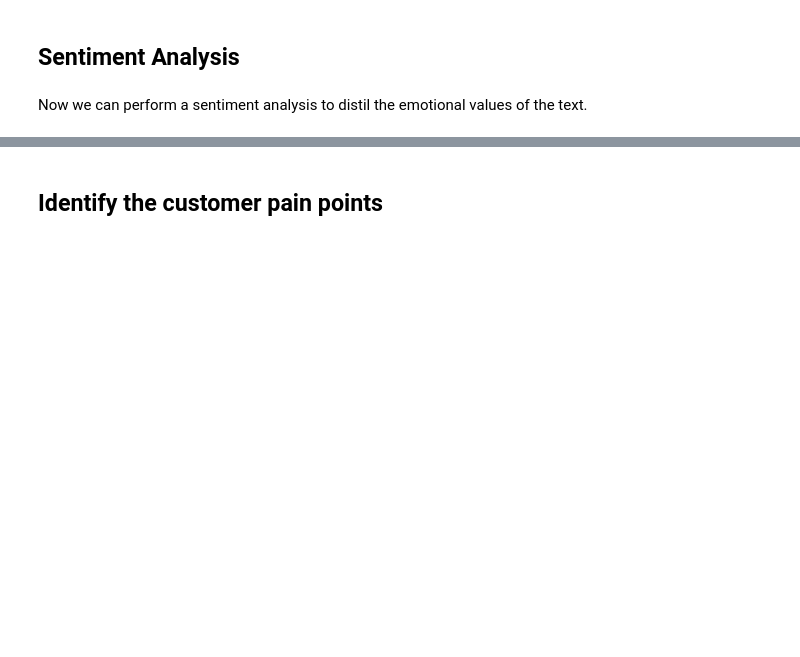
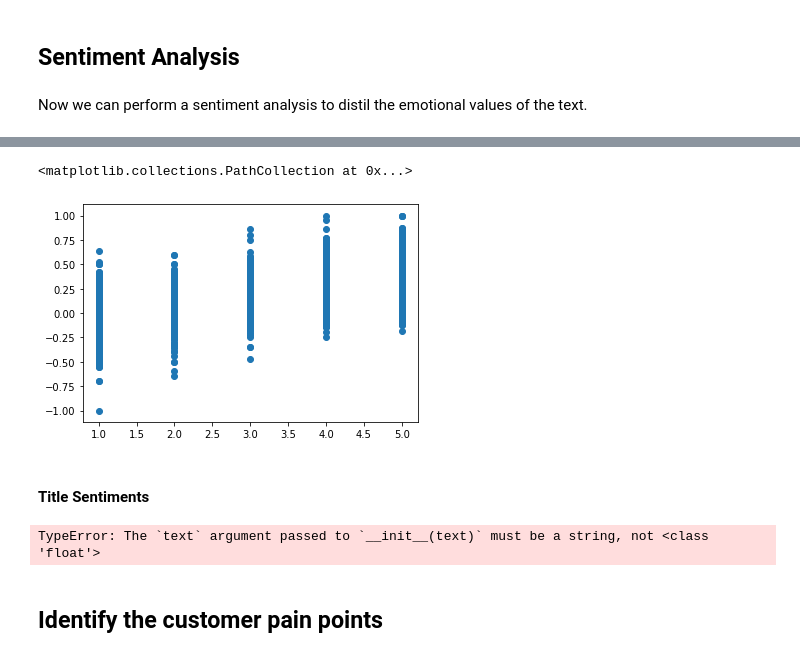
Before and after one commit to Muellar/HotelReviews, a Jupyter notebook: Hotel Reviews.ipynb, the cells around one changed output, grey strips where cells are left out. Saved outputs shown, nothing was run; the diff lists cells and outputs as text; code cells hidden in the pictures; blank space fills up the shorter version.

```diff
--- a/Hotel Reviews.ipynb
+++ b/Hotel Reviews.ipynb
@@ -91,3 +180,17 @@ The first statement was classified as very positive, which is plausible. But the
+# %%
+plt.scatter(HotelReview['reviews.rating'], HotelReview['Text.Pol'])
+# %% [output]
+<matplotlib.collections.PathCollection at 0x...>
+[figure, added]
+# %% [markdown]
+#### Title Sentiments
+# %%
+# Create sentiment metrics
+text = [TextBlob(text) for text in HotelReview['reviews.title']]
+HotelReview['Title.Pol'] = [b.sentiment.polarity for b in text]
+HotelReview['Title.Subj'] = [b.sentiment.subjectivity for b in text]
+# %% [output]
+TypeError: The `text` argument passed to `__init__(text)` must be a string, not <class 'float'>
 # %% [markdown]
 ## Identify the customer pain points
 # %% [markdown]
```
Also changed, not shown: parts of 19 cells of this notebook.
